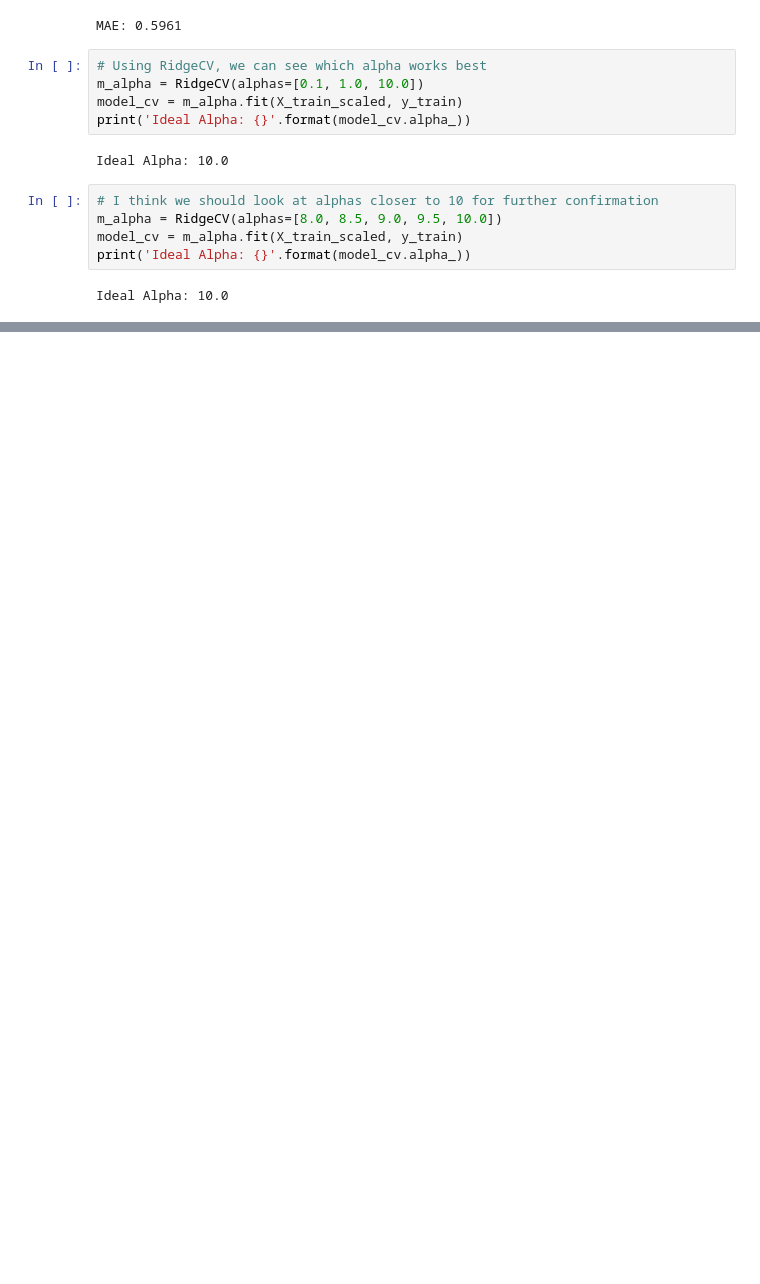
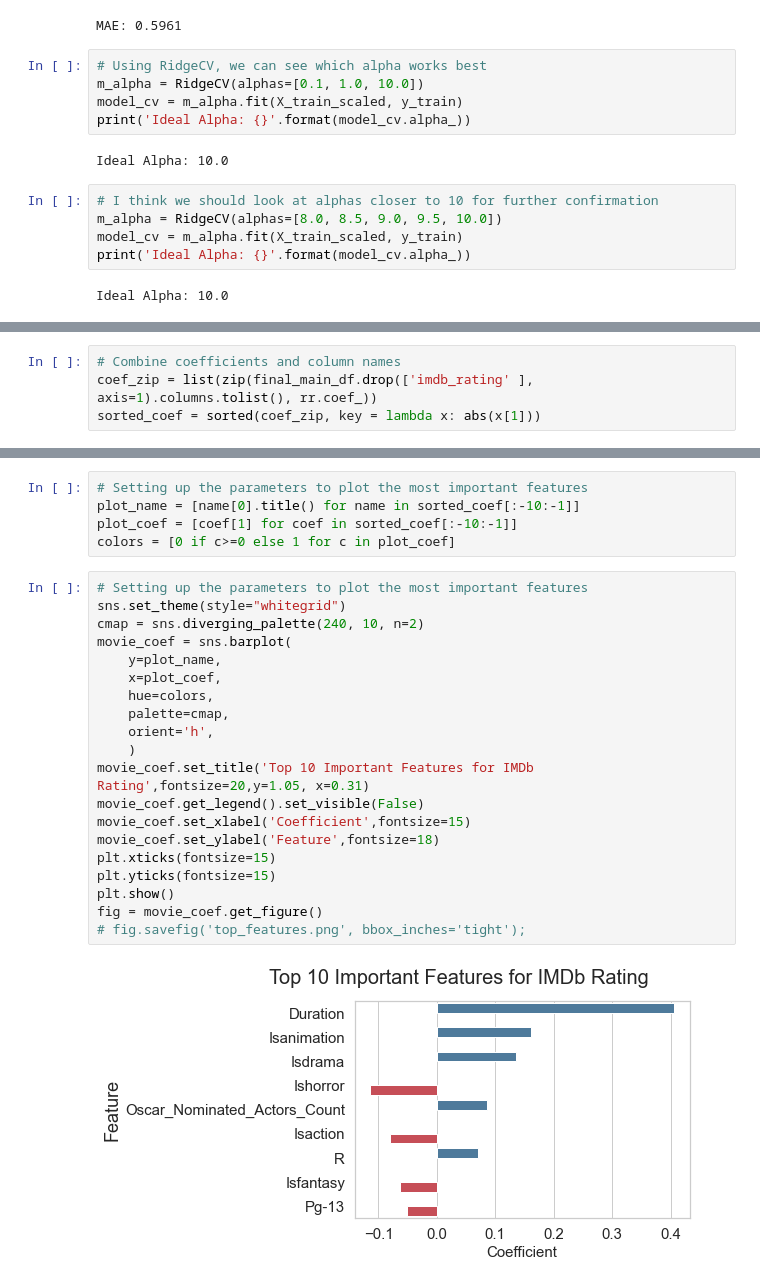
Before and after one commit to danielbrock4/Ratings_On_Demand, a Jupyter notebook: Jupyter_Notebook_Files/Predict_IMDB_Ratings_RidgeRegression.ipynb, the cells around one changed output, grey strips where cells are left out. Drawn from its saved outputs; the diff is of its cells as text; blank space fills up the shorter version.

```diff
--- a/Jupyter_Notebook_Files/Predict_IMDB_Ratings_RidgeRegression.ipynb
+++ b/Jupyter_Notebook_Files/Predict_IMDB_Ratings_RidgeRegression.ipynb
@@ -191,0 +308,4 @@ Accuracy 89.4567697248954
+# %%
+# Combine coefficients and column names
+coef_zip = list(zip(final_main_df.drop(['imdb_rating' ], axis=1).columns.tolist(), rr.coef_))
+sorted_coef = sorted(coef_zip, key = lambda x: abs(x[1]))
@@ -191,0 +326,27 @@ Accuracy 89.4567697248954
+# %%
+# Setting up the parameters to plot the most important features
+plot_name = [name[0].title() for name in sorted_coef[:-10:-1]]
+plot_coef = [coef[1] for coef in sorted_coef[:-10:-1]]
+colors = [0 if c>=0 else 1 for c in plot_coef]
+# %%
+# Setting up the parameters to plot the most important features
+sns.set_theme(style="whitegrid")
+cmap = sns.diverging_palette(240, 10, n=2)
+movie_coef = sns.barplot(
+    y=plot_name,
+    x=plot_coef,
+    hue=colors,
+    palette=cmap,
+    orient='h',
+    )
+movie_coef.set_title('Top 10 Important Features for IMDb Rating',fontsize=20,y=1.05, x=0.31)
+movie_coef.get_legend().set_visible(False)
+movie_coef.set_xlabel('Coefficient',fontsize=15)
+movie_coef.set_ylabel('Feature',fontsize=18)
+plt.xticks(fontsize=15)
+plt.yticks(fontsize=15)
+plt.show()
+fig = movie_coef.get_figure()
+# fig.savefig('top_features.png', bbox_inches='tight');
+# %% [output]
+[figure, added]
```
Also changed, not shown: parts of 16 cells of this notebook, 5 other files.
